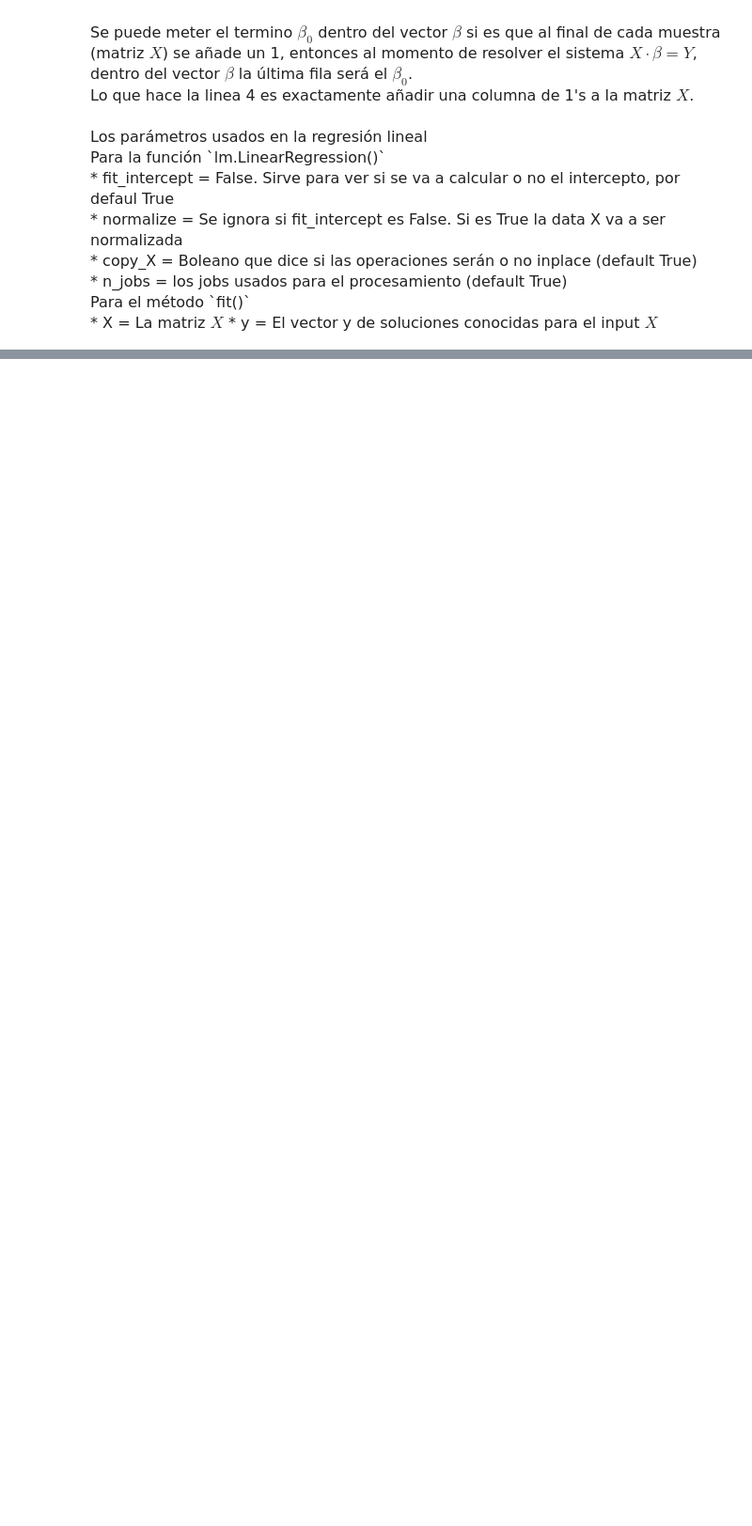
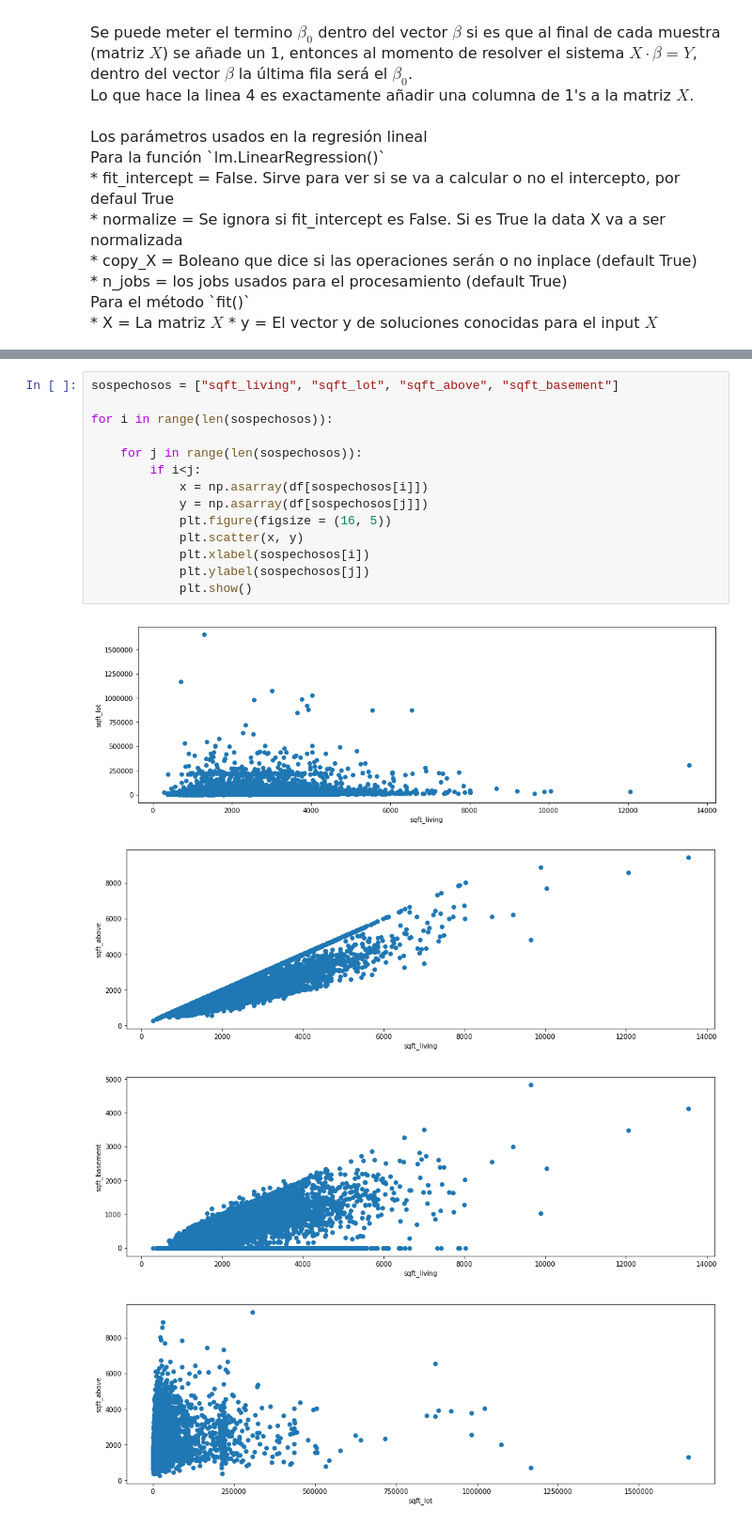
Before and after one commit to fco96/MA-T1, a Jupyter notebook: Tarea 1.ipynb, the cells around one changed output, grey strips where cells are left out. Shown: that part at 94% size. Cells and saved outputs as stored; diff of their text form; blank space fills up the shorter version.

```diff
--- a/Tarea 1.ipynb
+++ b/Tarea 1.ipynb
@@ -188,0 +199,19 @@ Entonces así se obtuvo la tabla de arriba.
+# %%
+sospechosos = ["sqft_living", "sqft_lot", "sqft_above", "sqft_basement"]
+
+for i in range(len(sospechosos)):
+
+    for j in range(len(sospechosos)):
+        if i<j:
+            x = np.asarray(df[sospechosos[i]])
+            y = np.asarray(df[sospechosos[j]])
+            plt.figure(figsize = (16, 5))
+            plt.scatter(x, y)
+            plt.xlabel(sospechosos[i])
+            plt.ylabel(sospechosos[j])
+            plt.show()
+# %% [output]
+[figure, added]
+[figure, added]
+[figure, added]
+[figure, added]
```
Also changed, not shown: parts of 10 cells of this notebook.
